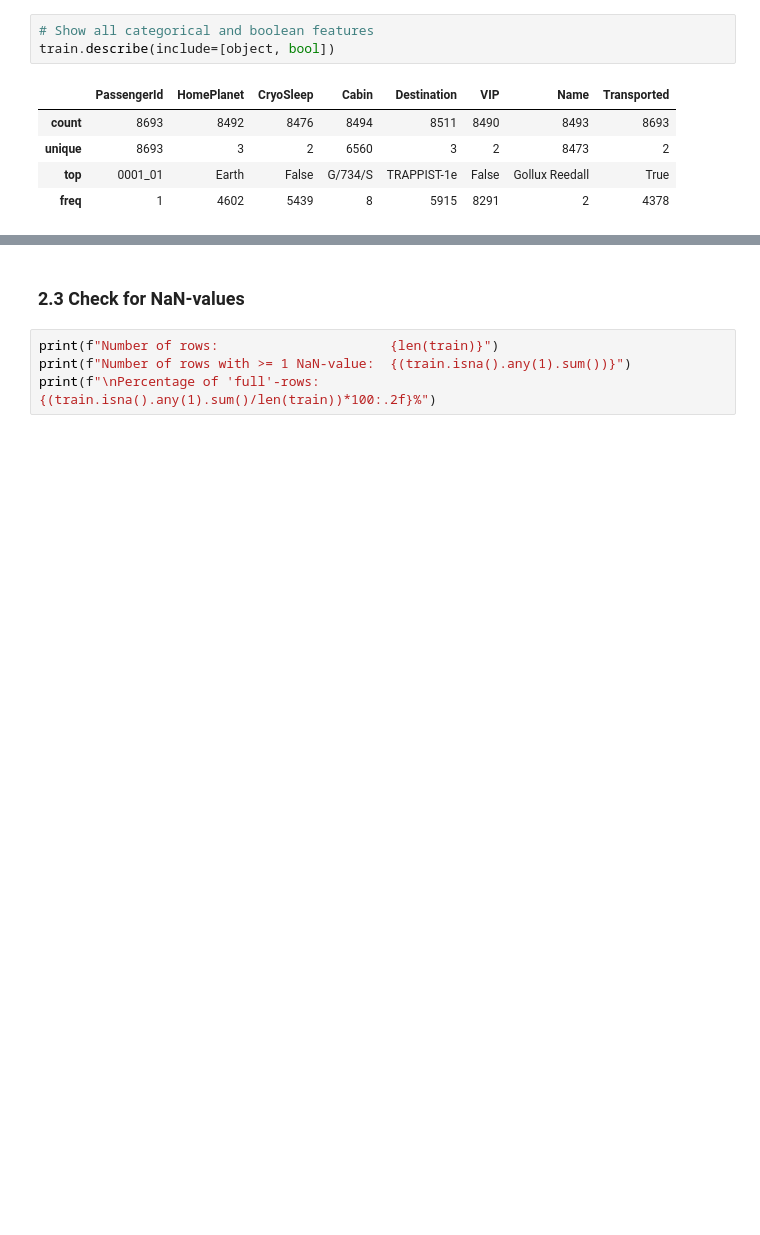
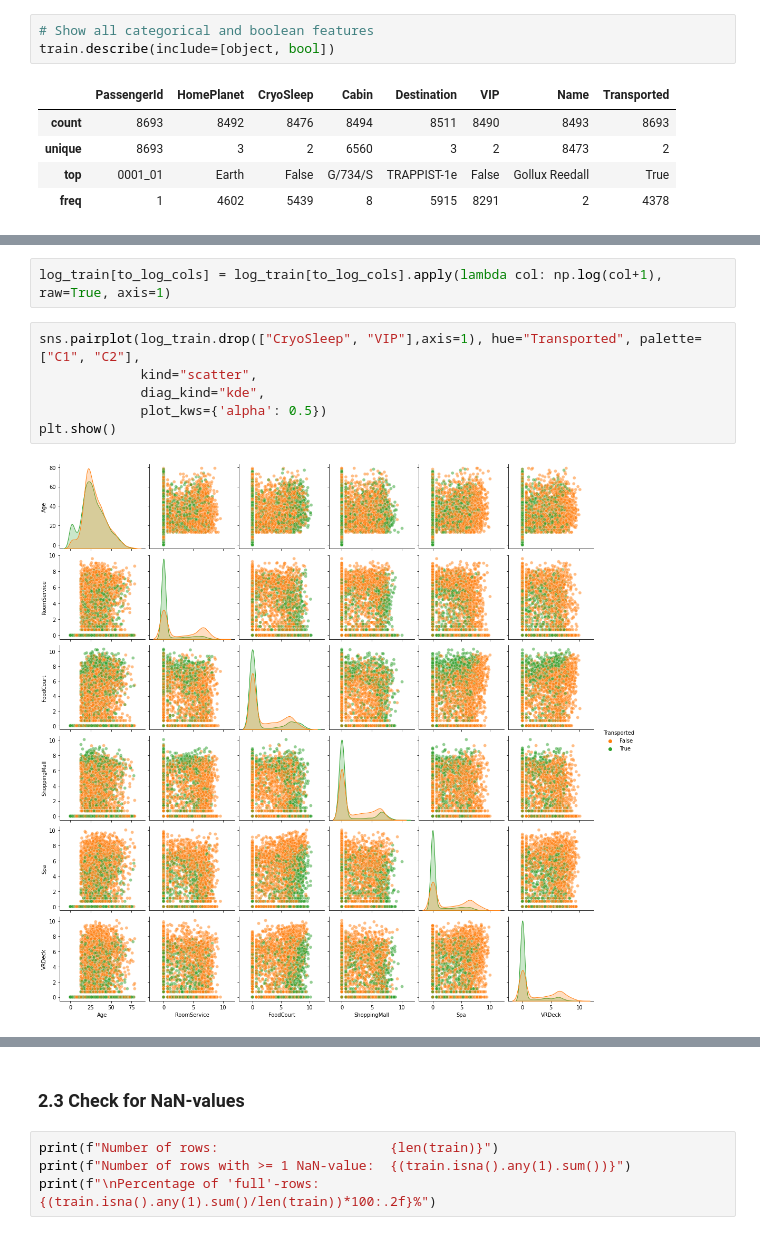
Before and after one commit to PatrickSVM/Spaceship-Titanic-Kaggle-Challenge, a Jupyter notebook: Spaceship_Titanic.ipynb, the cells around one changed output, grey strips where cells are left out. Cells and saved outputs as stored; diff of their text form; blank space fills up the shorter version.

```diff
--- a/Spaceship_Titanic.ipynb
+++ b/Spaceship_Titanic.ipynb
@@ -114,0 +150,10 @@ train.describe(include=[object, bool])
+# %%
+log_train[to_log_cols] = log_train[to_log_cols].apply(lambda col: np.log(col+1), raw=True, axis=1)
+# %%
+sns.pairplot(log_train.drop(["CryoSleep", "VIP"],axis=1), hue="Transported", palette=["C1", "C2"],
+             kind="scatter",
+             diag_kind="kde",
+             plot_kws={'alpha': 0.5})
+plt.show()
+# %% [output]
+[figure, added]
```
Also changed, not shown: parts of 22 cells of this notebook.
